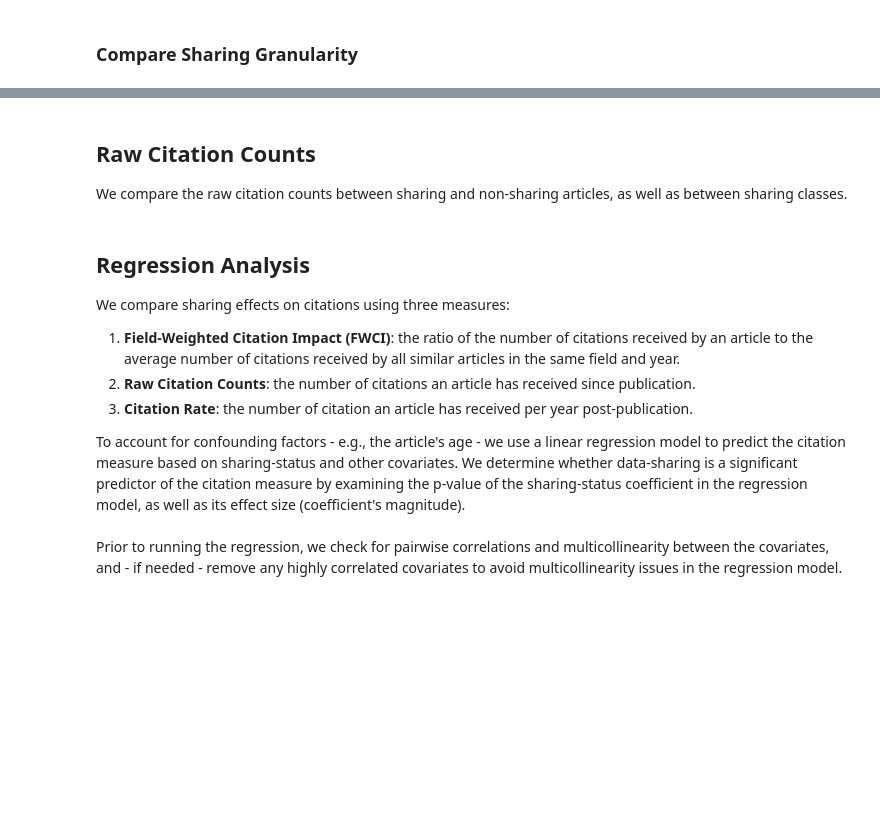
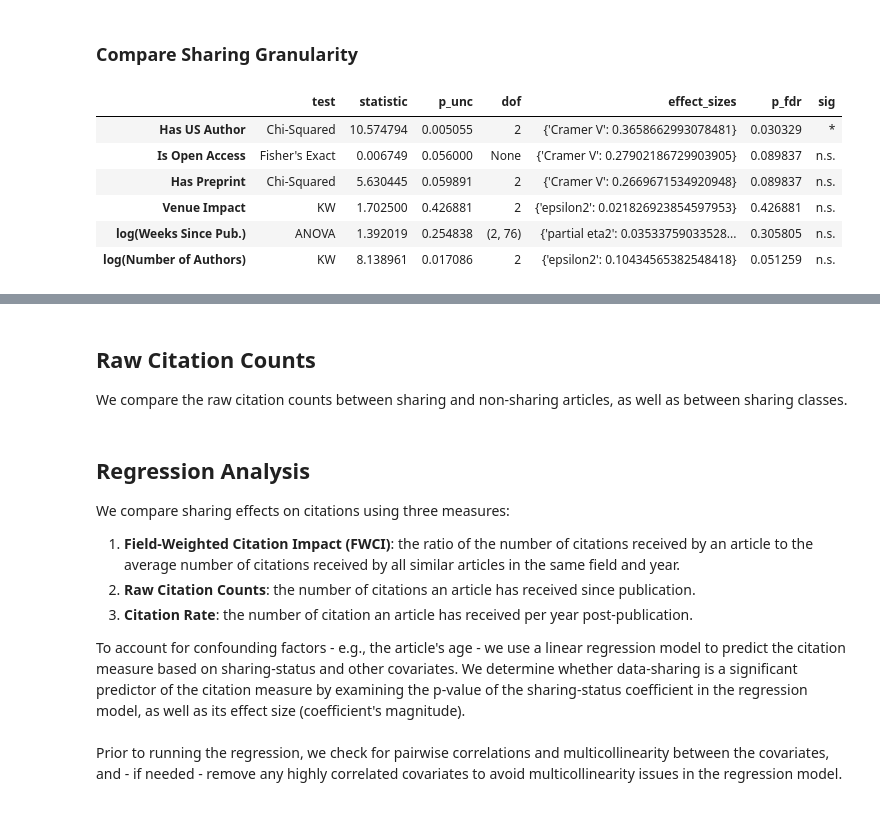
Before and after one commit to JonNir1/eye_movement_data_sharing, a Jupyter notebook: citations_for_data_sharing.ipynb, the cells around one changed output, grey strips where cells are left out. Drawn from its saved outputs; the diff is of its cells as text; code cells hidden in the pictures; blank space fills up the shorter version.

Commit message:
compare sharing/non-sharing on additional features (part 9/9)

```diff
--- a/citations_for_data_sharing.ipynb
+++ b/citations_for_data_sharing.ipynb
@@ -1252,33 +1270,41 @@ if False:
 # %%
 SHARING_GRANULARITY_SUBSET = FEATURES_DF.loc[FEATURES_DF["Sharing Class"] != "NONE"]
 sharing_granularity_results = dict()
 for feature in SHARING_GRANULARITY_SUBSET.columns:
     if feature in {"Is Sharing Data", "Sharing Class"}:
         continue
     if feature in BINARY_FEATURES:
         res = compare_binary(
             data=SHARING_GRANULARITY_SUBSET, share_feature="Sharing Class", tested_feature=feature, verbose=False
         )
     else:
         res = compare_continuous(
             data=SHARING_GRANULARITY_SUBSET,
             share_feature="Sharing Class",
             tested_feature=feature,
             alternative="two-sided",
             verbose=False
         )
     sharing_granularity_results[feature] = res
 
 # apply corrections
 sharing_granularity_results_df = (
     pd.DataFrame.from_dict({k: v[0] for k, v in sharing_granularity_results.items()}, orient="index")
     .rename(columns={"p_val": "p_unc"})
 )
 sharing_granularity_results_df["p_fdr"] = multipletests(sharing_granularity_results_df["p_unc"], method="fdr_bh")[1]
-sharing_granularity_results_df["sig"] = sharing_granularity_results_df["p_fdr"].map(_significance_class)
+sharing_granularity_results_df["sig"] = sharing_granularity_results_df["p_fdr"].map(significance_class)
 
 # show results
 sharing_granularity_results_df
+# %% [output]
+|  | test | statistic | p_unc | dof | effect_sizes | p_fdr | sig |
+| Has US Author | Chi-Squared | 10.574794 | 0.005055 | 2 | {'Cramer V': 0.3658662993078481} | 0.030329 | * |
+| Is Open Access | Fisher's Exact | 0.006749 | 0.056000 | None | {'Cramer V': 0.27902186729903905} | 0.089837 | n.s. |
+| Has Preprint | Chi-Squared | 5.630445 | 0.059891 | 2 | {'Cramer V': 0.2669671534920948} | 0.089837 | n.s. |
+| Venue Impact | KW | 1.702500 | 0.426881 | 2 | {'epsilon2': 0.021826923854597953} | 0.426881 | n.s. |
+| log(Weeks Since Pub.) | ANOVA | 1.392019 | 0.254838 | (2, 76) | {'partial eta2': 0.03533759033528... | 0.305805 | n.s. |
+| log(Number of Authors) | KW | 8.138961 | 0.017086 | 2 | {'epsilon2': 0.10434565382548418} | 0.051259 | n.s. |
 # %%
 # verify the unique values in the table above:
 print("Is `log(Weeks Since Pub.)` normally distributed for ANOVA?")
```
Also changed, not shown: parts of 7 cells of this notebook.
